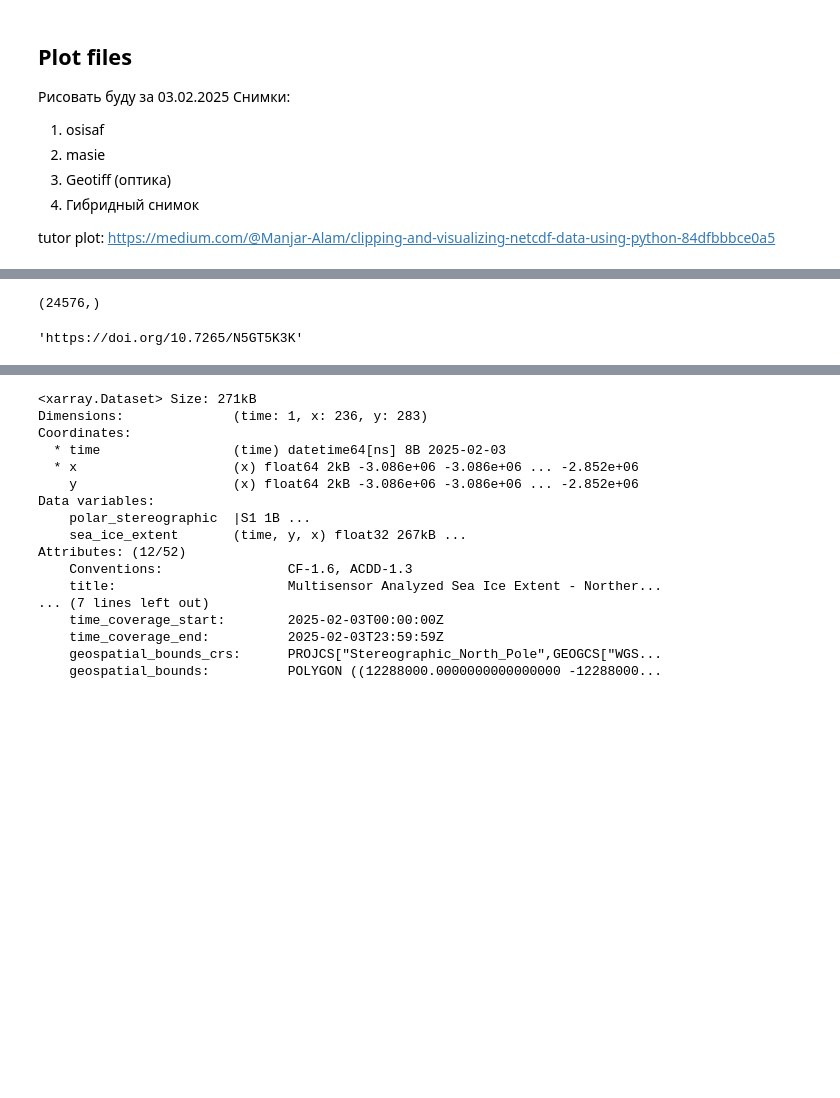
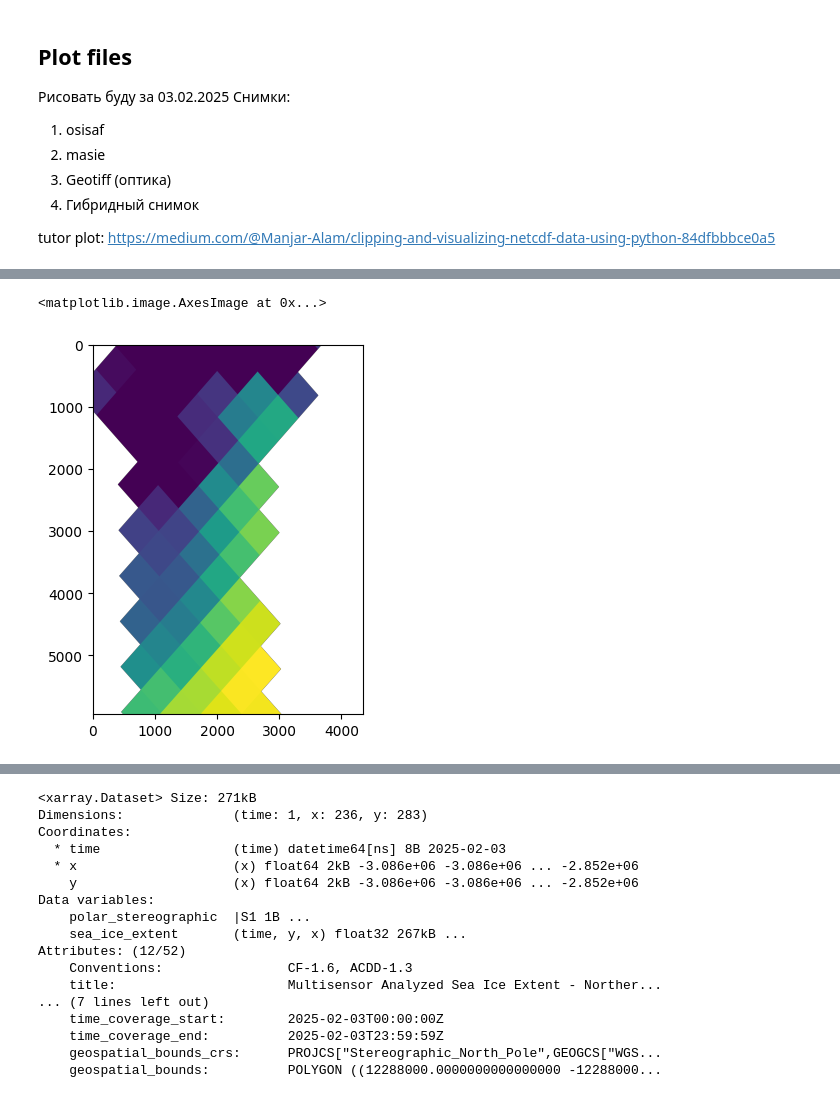
Before and after one commit to Andrey801-afk/Nss_Lab_learn, a Jupyter notebook: osisaf_masie_qgis/osisaf_masie_qgis.ipynb, the cells around one changed output, grey strips where cells are left out. Drawn from its saved outputs; the diff is of its cells as text; code cells hidden in the pictures; blank space fills up the shorter version.

Commit message:
change osisaf and masie proj

```diff
--- a/osisaf_masie_qgis/osisaf_masie_qgis.ipynb
+++ b/osisaf_masie_qgis/osisaf_masie_qgis.ipynb
@@ -239,0 +242,10 @@ import rioxarray as rxr
+# %%
+# Используем общую проекцию для всех графиков
+proj_common = ccrs.NorthPolarStereo(central_longitude=-45)
+
+# Загрузка и подготовка спутникового снимка
+sar_file = '/home/voland/dev/projects/nss_lab/osisaf_masie_qgis/snapshot-2025-02-03T00_00_00Z.tif'
+sar_da = rxr.open_rasterio(sar_file).squeeze()
+sar_proj = sar_da.rio.reproject(proj_common)
+extent = [sar_proj.x.min().item(), sar_proj.x.max().item(),
+          sar_proj.y.min().item(), sar_proj.y.max().item()]
@@ -244,8 +278,14 @@ ds_masie = xr.open_dataset('/home/voland/dev/projects/nss_lab/osisaf_masie_qgis/
-# %%
-ds_masie.x.shape
-# %% [output]
-(24576,)
-# %%
-ds_masie.metadata_link
-# %% [output]
-'https://doi.org/10.7265/N5GT5K3K'
+# %%
+ds_osisaf['xc'] = ds_osisaf['xc'] * 1000
+ds_osisaf['yc'] = ds_osisaf['yc'] * 1000
+ds_osisaf = ds_osisaf.rename({'xc': 'x', 'yc': 'y'})
+# %%
+#ds_osisaf = ds_osisaf.rio.write_crs(ds_osisaf['Lambert_Azimuthal_Grid'].attrs['crs_wkt'], inplace=True)
+ds_osisaf = ds_osisaf.rio.write_crs(ds_osisaf['Lambert_Azimuthal_Grid'].attrs['proj4_string'], inplace=True)
+# %%
+ds_osisaf_rep = ds_osisaf['ice_conc'].rio.reproject_match(sar_proj, Resampling='gauss000')
+# %%
+plt.imshow(ds_osisaf_rep.values[0,:,:])
+# %% [output]
+<matplotlib.image.AxesImage at 0x...>
+[figure, added]
```
Also changed, not shown: parts of 41 cells of this notebook, 1 other file.
